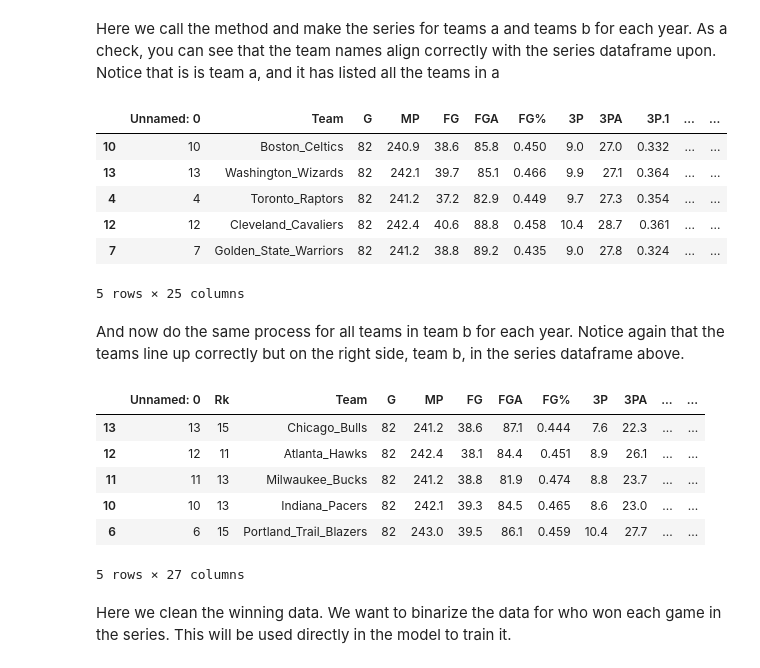
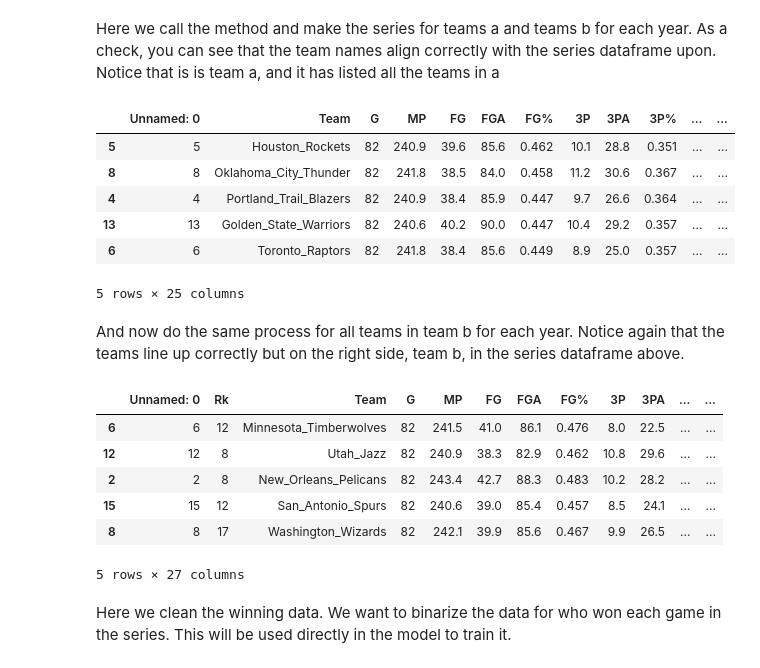
Before and after one commit to MaloneRobert/BasketballPredictor, a Jupyter notebook: Series_Preprocess.ipynb, the cells around one changed output. Cells and saved outputs as stored; diff of their text form; code cells hidden in the pictures.

```diff
--- a/Series_Preprocess.ipynb
+++ b/Series_Preprocess.ipynb
@@ -56,6 +67,7 @@ series_in1314 = pd.read_csv('./Playoff_Matchups/Playoff_13-14.csv', sep=',')
 series_in1415 = pd.read_csv('./Playoff_Matchups/Playoff_14-15.csv', sep=',')
 series_in1516 = pd.read_csv('./Playoff_Matchups/Playoff_15-16.csv', sep=',')
 series_in1617 = pd.read_csv('./Playoff_Matchups/Playoff_16-17.csv', sep=',')
-series_in1617.head()
+series_in1718 = pd.read_csv('./Playoff_Matchups/Playoff_17-18.csv', sep=',')
+series_in1718.head()
 # %% [output]
 |  | TeamA | TeamB | Winner |
@@ -94,38 +106,42 @@ team_a1516 = make_series(a, series_in1516, team_stats1516)
 team_a_opp1516 = make_series(a, series_in1516, opp_stats1516)
 team_a1617 = make_series(a, series_in1617, team_stats1617)
 team_a_opp1617 = make_series(a, series_in1617, opp_stats1617)
+team_a1718 = make_series(a, series_in1718, team_stats1718)
+team_a_opp1718 = make_series(a, series_in1718, opp_stats1718)
 
-team_a_opp1617.head()
+team_a_opp1718.head()
 # %% [output]
-|  | Unnamed: 0 | Team | G | MP | FG | FGA | FG% | 3P | 3PA | 3P.1 | ... | ... |
-| 10 | 10 | Boston_Celtics | 82 | 240.9 | 38.6 | 85.8 | 0.450 | 9.0 | 27.0 | 0.332 | ... | ... |
-| 13 | 13 | Washington_Wizards | 82 | 242.1 | 39.7 | 85.1 | 0.466 | 9.9 | 27.1 | 0.364 | ... | ... |
-| 4 | 4 | Toronto_Raptors | 82 | 241.2 | 37.2 | 82.9 | 0.449 | 9.7 | 27.3 | 0.354 | ... | ... |
-| 12 | 12 | Cleveland_Cavaliers | 82 | 242.4 | 40.6 | 88.8 | 0.458 | 10.4 | 28.7 | 0.361 | ... | ... |
-| 7 | 7 | Golden_State_Warriors | 82 | 241.2 | 38.8 | 89.2 | 0.435 | 9.0 | 27.8 | 0.324 | ... | ... |
+|  | Unnamed: 0 | Team | G | MP | FG | FGA | FG% | 3P | 3PA | 3P% | ... | ... |
+| 5 | 5 | Houston_Rockets | 82 | 240.9 | 39.6 | 85.6 | 0.462 | 10.1 | 28.8 | 0.351 | ... | ... |
+| 8 | 8 | Oklahoma_City_Thunder | 82 | 241.8 | 38.5 | 84.0 | 0.458 | 11.2 | 30.6 | 0.367 | ... | ... |
+| 4 | 4 | Portland_Trail_Blazers | 82 | 240.9 | 38.4 | 85.9 | 0.447 | 9.7 | 26.6 | 0.364 | ... | ... |
+| 13 | 13 | Golden_State_Warriors | 82 | 240.6 | 40.2 | 90.0 | 0.447 | 10.4 | 29.2 | 0.357 | ... | ... |
+| 6 | 6 | Toronto_Raptors | 82 | 241.8 | 38.4 | 85.6 | 0.449 | 8.9 | 25.0 | 0.357 | ... | ... |
 5 rows × 25 columns
 # %% [markdown]
 And now do the same process for all teams in team b for each year. Notice again that the teams line up correctly but on the right side, team b, in the series dataframe above.
 # %%
 '''THIS MAKES THE FOR AND OPPOSING TABLES FOR THE PLAYOFFS TEAM B'''
 b = 'b'
 team_b1314 = make_series(b, series_in1314, team_stats1314)
 team_b_opp1314 = make_series(b, series_in1314, opp_stats1314)
 team_b1415 = make_series(b, series_in1415, team_stats1415)
 team_b_opp1415 = make_series(b, series_in1415, opp_stats1415)
 team_b1516 = make_series(b, series_in1516, team_stats1516)
 team_b_opp1516 = make_series(b, series_in1516, opp_stats1516)
 team_b1617 = make_series(b, series_in1617, team_stats1617)
 team_b_opp1617 = make_series(b, series_in1617, opp_stats1617)
+team_b1718 = make_series(b, series_in1718, team_stats1718)
+team_b_opp1718 = make_series(b, series_in1718, opp_stats1718)
 
-team_b1617.head()
+team_b1718.head()
 # %% [output]
 |  | Unnamed: 0 | Rk | Team | G | MP | FG | FGA | FG% | 3P | 3PA | ... | ... |
-| 13 | 13 | 15 | Chicago_Bulls | 82 | 241.2 | 38.6 | 87.1 | 0.444 | 7.6 | 22.3 | ... | ... |
-| 12 | 12 | 11 | Atlanta_Hawks | 82 | 242.4 | 38.1 | 84.4 | 0.451 | 8.9 | 26.1 | ... | ... |
-| 11 | 11 | 13 | Milwaukee_Bucks | 82 | 241.2 | 38.8 | 81.9 | 0.474 | 8.8 | 23.7 | ... | ... |
-| 10 | 10 | 13 | Indiana_Pacers | 82 | 242.1 | 39.3 | 84.5 | 0.465 | 8.6 | 23.0 | ... | ... |
-| 6 | 6 | 15 | Portland_Trail_Blazers | 82 | 243.0 | 39.5 | 86.1 | 0.459 | 10.4 | 27.7 | ... | ... |
+| 6 | 6 | 12 | Minnesota_Timberwolves | 82 | 241.5 | 41.0 | 86.1 | 0.476 | 8.0 | 22.5 | ... | ... |
+| 12 | 12 | 8 | Utah_Jazz | 82 | 240.9 | 38.3 | 82.9 | 0.462 | 10.8 | 29.6 | ... | ... |
+| 2 | 2 | 8 | New_Orleans_Pelicans | 82 | 243.4 | 42.7 | 88.3 | 0.483 | 10.2 | 28.2 | ... | ... |
+| 15 | 15 | 12 | San_Antonio_Spurs | 82 | 240.6 | 39.0 | 85.4 | 0.457 | 8.5 | 24.1 | ... | ... |
+| 8 | 8 | 17 | Washington_Wizards | 82 | 242.1 | 39.9 | 85.6 | 0.467 | 9.9 | 26.5 | ... | ... |
 5 rows × 27 columns
 # %% [markdown]
 Here we clean the winning data. We want to binarize the data for who won each game in the series. This will be used directly in the model to train it.
```
Also changed, not shown: parts of 14 cells of this notebook, 4 other files.
